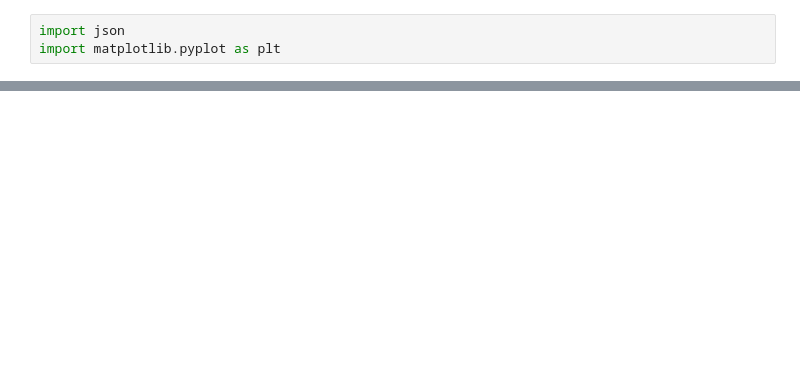
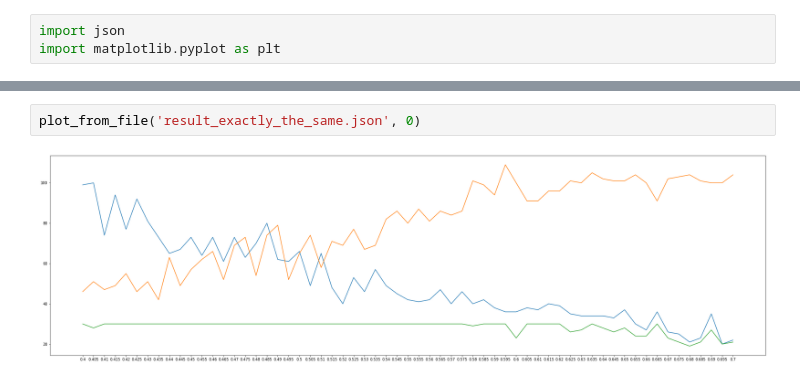
Before and after one commit to asakhar/ChannelModeling, a Jupyter notebook: plotter.ipynb, the cells around one changed output, grey strips where cells are left out. Drawn from its saved outputs; the diff is of its cells as text; blank space fills up the shorter version.

```diff
--- a/plotter.ipynb
+++ b/plotter.ipynb
@@ -20,0 +25,4 @@ plt.show()
+# %%
+plot_from_file('result_exactly_the_same.json', 0)
+# %% [output]
+[figure, added]
```
Also changed, not shown: parts of 5 cells of this notebook, 10 other files.
